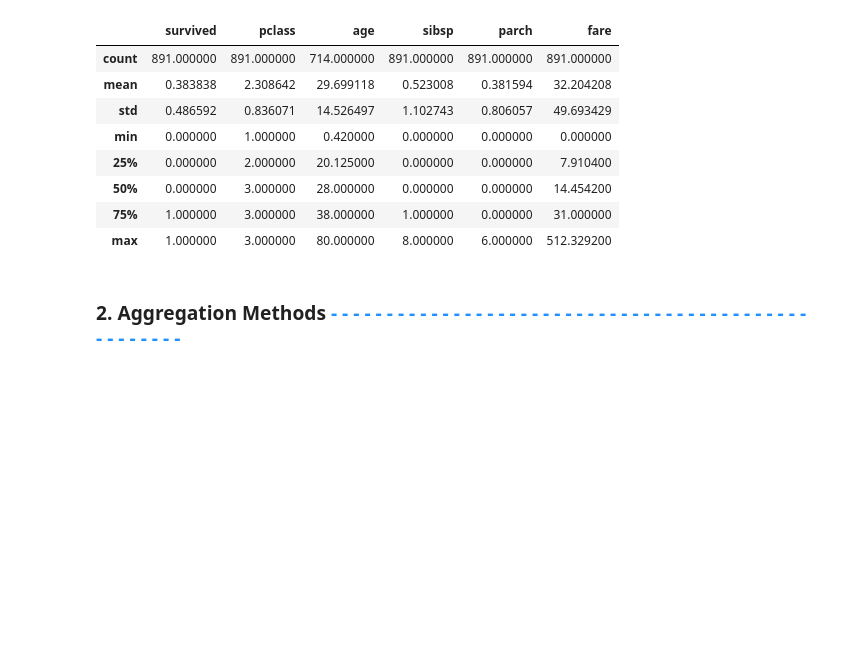
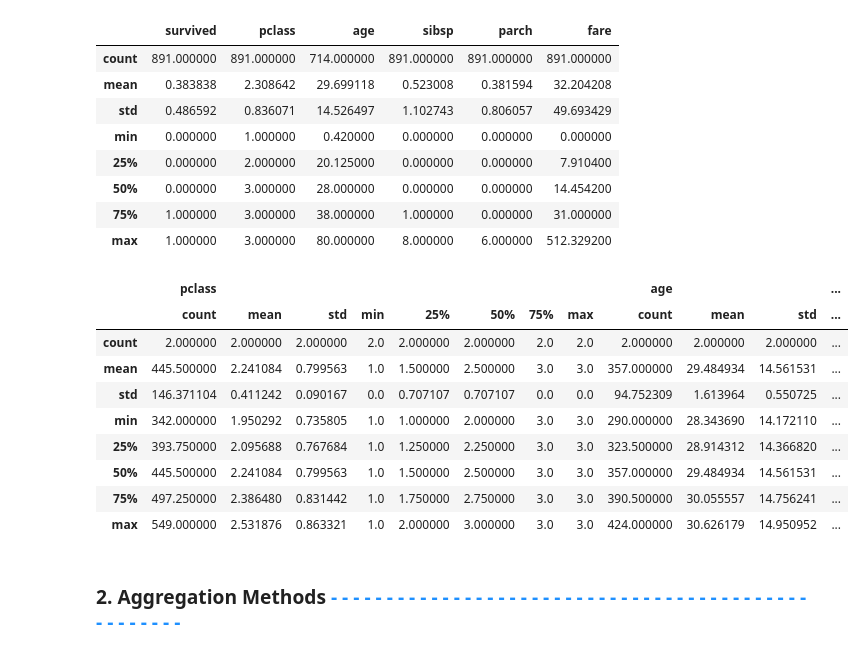
Before and after one commit to subhashinifnu/DataManipulation, a Jupyter notebook: DataManipulationWorkbook-checkpoint.ipynb, the cells around one changed output. Cells and saved outputs as stored; diff of their text form; code cells hidden in the pictures; blank space fills up the shorter version.

```diff
--- a/DataManipulationWorkbook-checkpoint.ipynb
+++ b/DataManipulationWorkbook-checkpoint.ipynb
@@ -144,6 +131,20 @@ data.describe()
 | max | 1.000000 | 3.000000 | 80.000000 | 8.000000 | 6.000000 | 512.329200 |
 # %%
 # How is this table organized?  Why are there 40 columns now?
+
+pd.options.display.max_columns=100
+survive_group.describe()
+# %% [output]
+|  | pclass |  |  |  |  |  |  |  | age |  |  | ... |
+|  | count | mean | std | min | 25% | 50% | 75% | max | count | mean | std | ... |
+| count | 2.000000 | 2.000000 | 2.000000 | 2.0 | 2.000000 | 2.000000 | 2.0 | 2.0 | 2.000000 | 2.000000 | 2.000000 | ... |
+| mean | 445.500000 | 2.241084 | 0.799563 | 1.0 | 1.500000 | 2.500000 | 3.0 | 3.0 | 357.000000 | 29.484934 | 14.561531 | ... |
+| std | 146.371104 | 0.411242 | 0.090167 | 0.0 | 0.707107 | 0.707107 | 0.0 | 0.0 | 94.752309 | 1.613964 | 0.550725 | ... |
+| min | 342.000000 | 1.950292 | 0.735805 | 1.0 | 1.000000 | 2.000000 | 3.0 | 3.0 | 290.000000 | 28.343690 | 14.172110 | ... |
+| 25% | 393.750000 | 2.095688 | 0.767684 | 1.0 | 1.250000 | 2.250000 | 3.0 | 3.0 | 323.500000 | 28.914312 | 14.366820 | ... |
+| 50% | 445.500000 | 2.241084 | 0.799563 | 1.0 | 1.500000 | 2.500000 | 3.0 | 3.0 | 357.000000 | 29.484934 | 14.561531 | ... |
+| 75% | 497.250000 | 2.386480 | 0.831442 | 1.0 | 1.750000 | 2.750000 | 3.0 | 3.0 | 390.500000 | 30.055557 | 14.756241 | ... |
+| max | 549.000000 | 2.531876 | 0.863321 | 1.0 | 2.000000 | 3.000000 | 3.0 | 3.0 | 424.000000 | 30.626179 | 14.950952 | ... |
 # %% [markdown]
 ### 2. Aggregation Methods <span style="color:dodgerblue;"> - - - - - - - - - - - - - - - - - - - - - - - - - - - - - - - - - - - - - - - - - - - - - - - - - - - </span>
 # %% [markdown]
```
Also changed, not shown: parts of 20 cells of this notebook, 1 other file.
